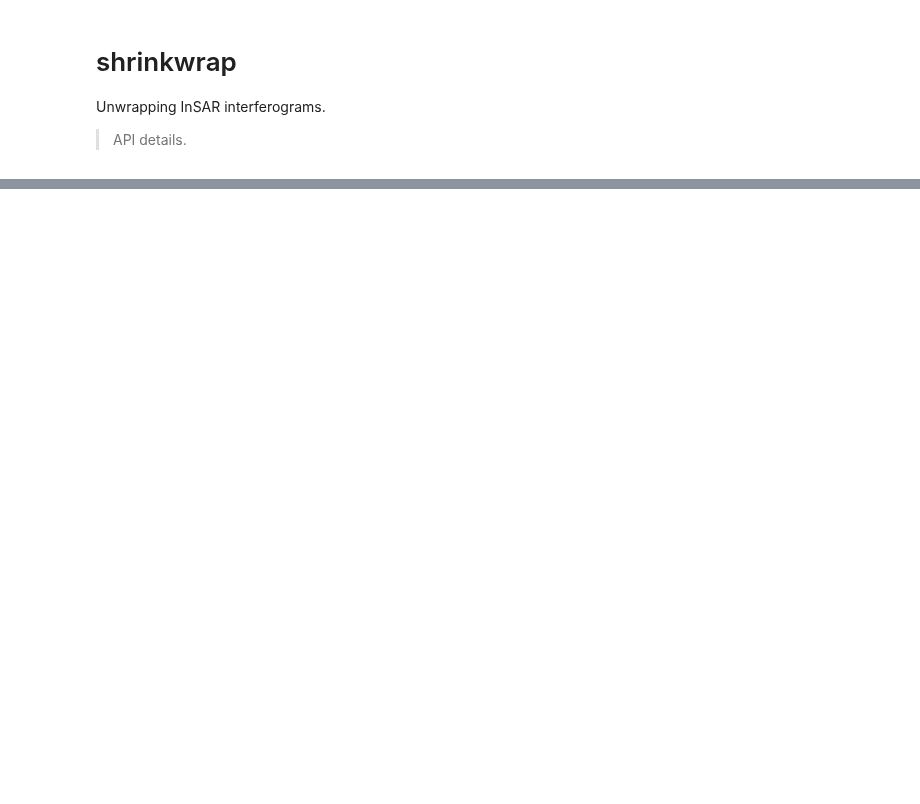
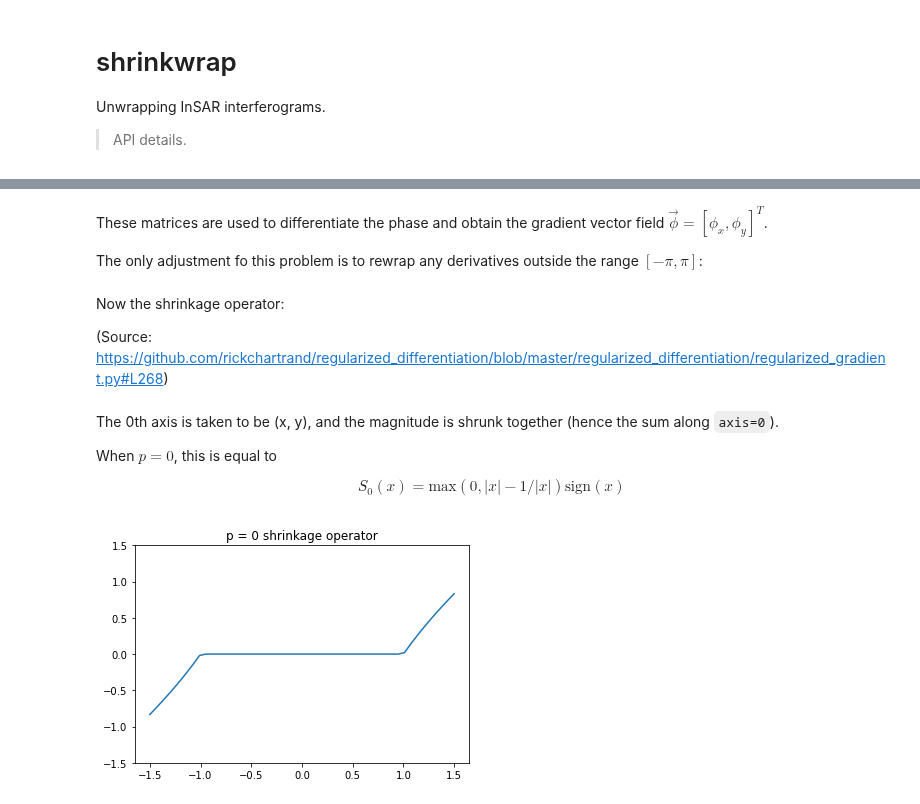
Before and after one commit to scottstanie/spurs, a Jupyter notebook: 00_core.ipynb, the cells around one changed output, grey strips where cells are left out. Drawn from its saved outputs; the diff is of its cells as text; code cells hidden in the pictures; blank space fills up the shorter version.

```diff
--- a/00_core.ipynb
+++ b/00_core.ipynb
@@ -72,0 +93,4 @@ def make_differentiation_matrices(
+# %% [markdown]
+These matrices are used to differentiate the phase and obtain the gradient vector field $\vec{\phi} = [\phi_x, \phi_y]^T$.
+
+The only adjustment fo this problem is to rewrap any derivatives outside the range $[-\pi, \pi]$:
@@ -72,0 +119,40 @@ def make_differentiation_matrices(
+# %% [markdown]
+Now the shrinkage operator:
+
+(Source: https://github.com/rickchartrand/regularized_differentiation/blob/master/regularized_differentiation/regularized_gradient.py#L268)
+# %%
+# export
+def p_shrink(X, lmbda=1, p=0, epsilon=0):
+    """p-shrinkage in 1-D, with mollification."""
+
+    mag = np.sqrt(np.sum(X ** 2, axis=0))
+    nonzero = mag.copy()
+    nonzero[mag == 0.0] = 1.0
+    mag = (
+        np.maximum(
+            mag
+            - lmbda ** (2.0 - p) * (nonzero ** 2 + epsilon) ** (p / 2.0 - 0.5),  # noqa
+            0,
+        )
+        / nonzero
+    )
+
+    return mag * X
+# %% [markdown]
+The 0th axis is taken to be (x, y), and the magnitude is shrunk together (hence the sum along `axis=0`).
+
+When $p = 0$, this is equal to
+
+$$
+S_0(x) = \text{max}(0, |x| - 1/|x|)\text{sign}(x)
+$$
+# %%
+p = 0
+xmin, xmax = -1.5, 1.5
+xx = np.linspace(xmin, xmax).reshape((1, -1))
+fig, ax = plt.subplots()
+ax.plot(xx.ravel(), p_shrink(xx, p=p, epsilon=0).ravel())
+ax.set_title(f"p = {p} shrinkage operator")
+ax.set_ylim((xmin, xmax))
+# %% [output]
+[figure, added]
```
Also changed, not shown: parts of 26 cells of this notebook, 6 other files.
